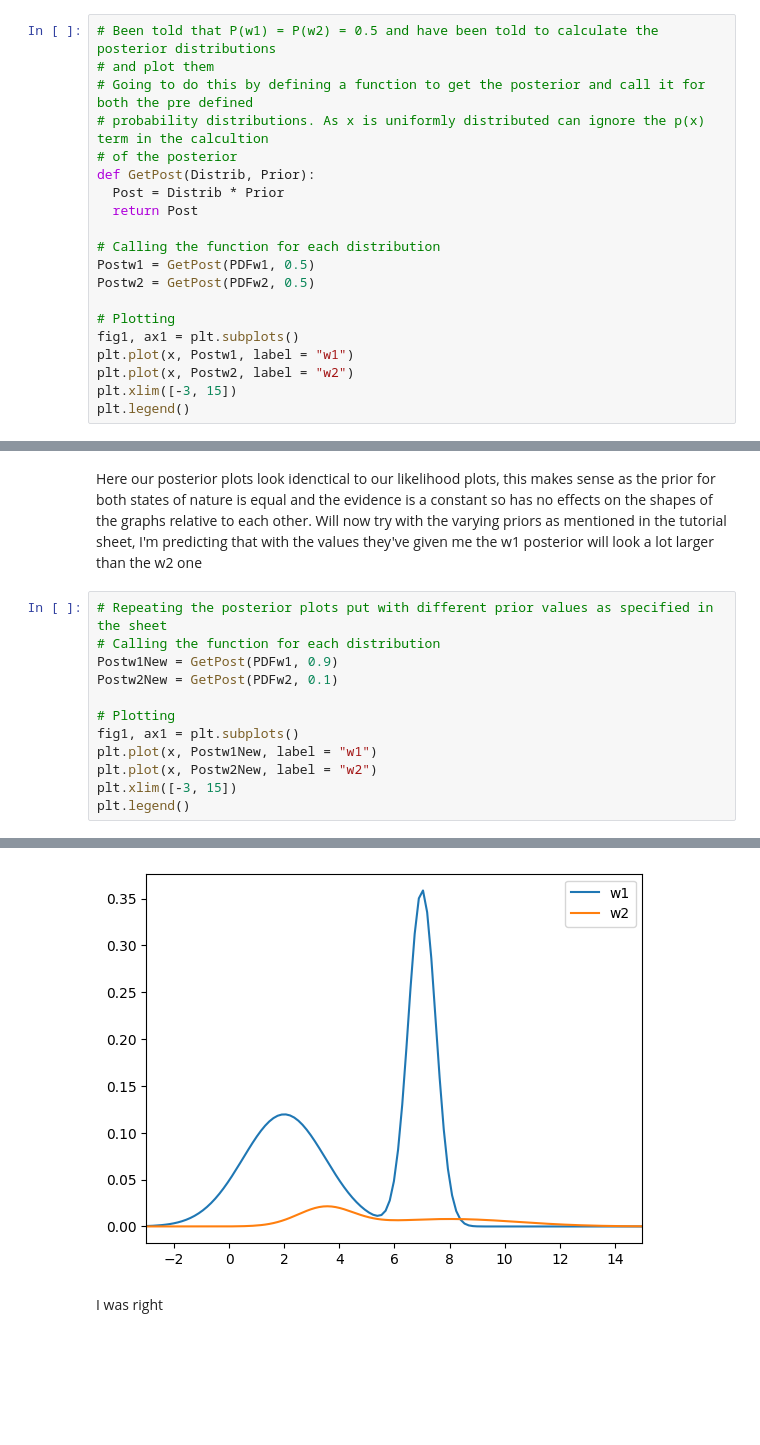
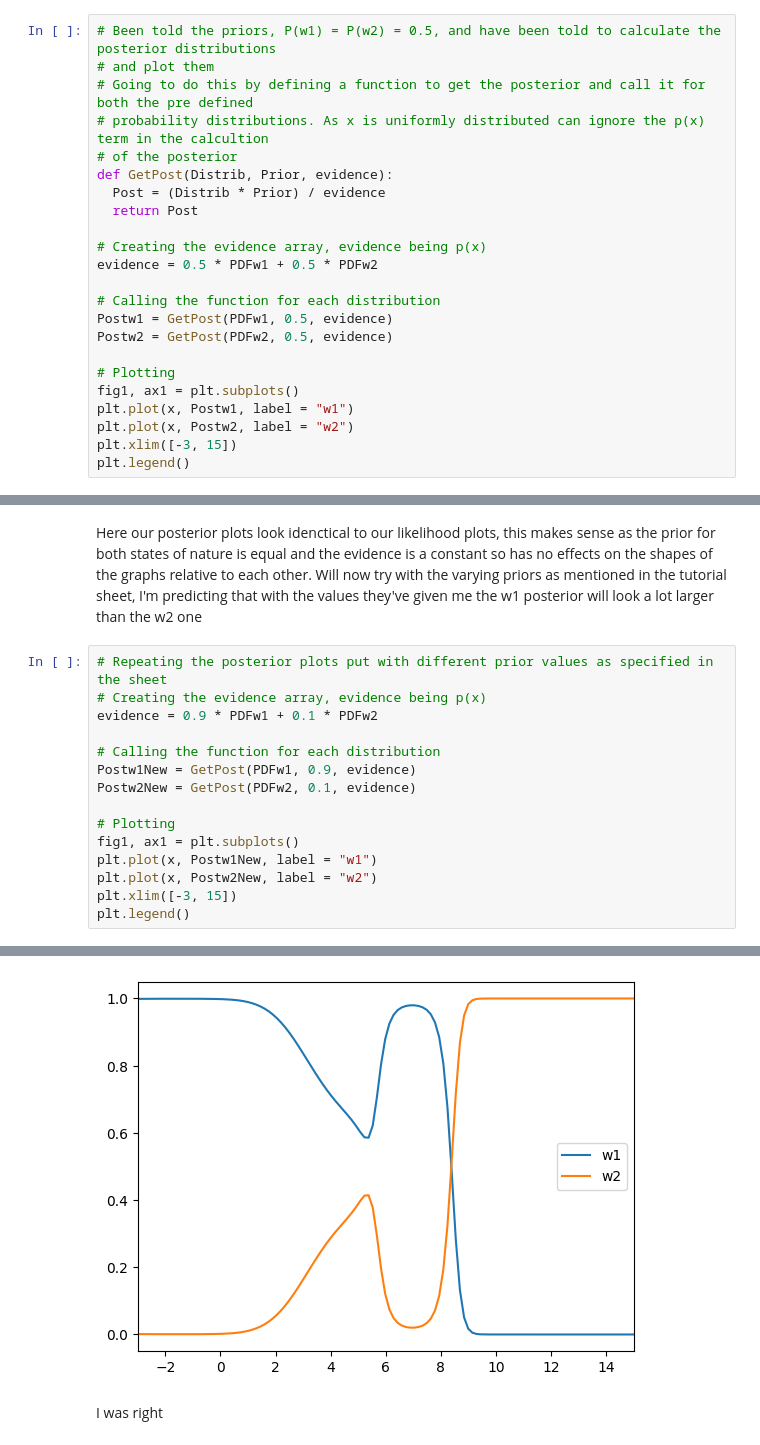
Before and after one commit to JGrant3101/ME4MachineLearning, a Jupyter notebook: Tutorial2.ipynb, the cells around one changed output, grey strips where cells are left out. Saved outputs shown, nothing was run; the diff lists cells and outputs as text; blank space fills up the shorter version.

```diff
--- a/Tutorial2.ipynb
+++ b/Tutorial2.ipynb
@@ -52,18 +54,21 @@ plt.legend()
 # %% [markdown]
 Above we have created and plotted the probability distributions of p(x|w1) and p(x|w2)
 # %%
-# Been told that P(w1) = P(w2) = 0.5 and have been told to calculate the posterior distributions
+# Been told the priors, P(w1) = P(w2) = 0.5, and have been told to calculate the posterior distributions
 # and plot them
 # Going to do this by defining a function to get the posterior and call it for both the pre defined
 # probability distributions. As x is uniformly distributed can ignore the p(x) term in the calcultion
 # of the posterior
-def GetPost(Distrib, Prior):
-  Post = Distrib * Prior
+def GetPost(Distrib, Prior, evidence):
+  Post = (Distrib * Prior) / evidence
   return Post
 
+# Creating the evidence array, evidence being p(x)
+evidence = 0.5 * PDFw1 + 0.5 * PDFw2
+
 # Calling the function for each distribution
-Postw1 = GetPost(PDFw1, 0.5)
-Postw2 = GetPost(PDFw2, 0.5)
+Postw1 = GetPost(PDFw1, 0.5, evidence)
+Postw2 = GetPost(PDFw2, 0.5, evidence)
 
 # Plotting
 fig1, ax1 = plt.subplots()
@@ -78,19 +83,22 @@ plt.legend()
 Here our posterior plots look idenctical to our likelihood plots, this makes sense as the prior for both states of nature is equal and the evidence is a constant so has no effects on the shapes of the graphs relative to each other. Will now try with the varying priors as mentioned in the tutorial sheet, I'm predicting that with the values they've given me the w1 posterior will look a lot larger than the w2 one
 # %%
 # Repeating the posterior plots put with different prior values as specified in the sheet
+# Creating the evidence array, evidence being p(x)
+evidence = 0.9 * PDFw1 + 0.1 * PDFw2
+
 # Calling the function for each distribution
-Postw1New = GetPost(PDFw1, 0.9)
-Postw2New = GetPost(PDFw2, 0.1)
+Postw1New = GetPost(PDFw1, 0.9, evidence)
+Postw2New = GetPost(PDFw2, 0.1, evidence)
 
 # Plotting
 fig1, ax1 = plt.subplots()
 plt.plot(x, Postw1New, label = "w1")
 plt.plot(x, Postw2New, label = "w2")
 plt.xlim([-3, 15])
 plt.legend()
 # %% [output]
 <matplotlib.legend.Legend at 0x...>
-[figure, old version]
+[figure, new version]
 # %% [markdown]
 I was right
 # %% [markdown]
```
Also changed, not shown: parts of 8 cells of this notebook.
